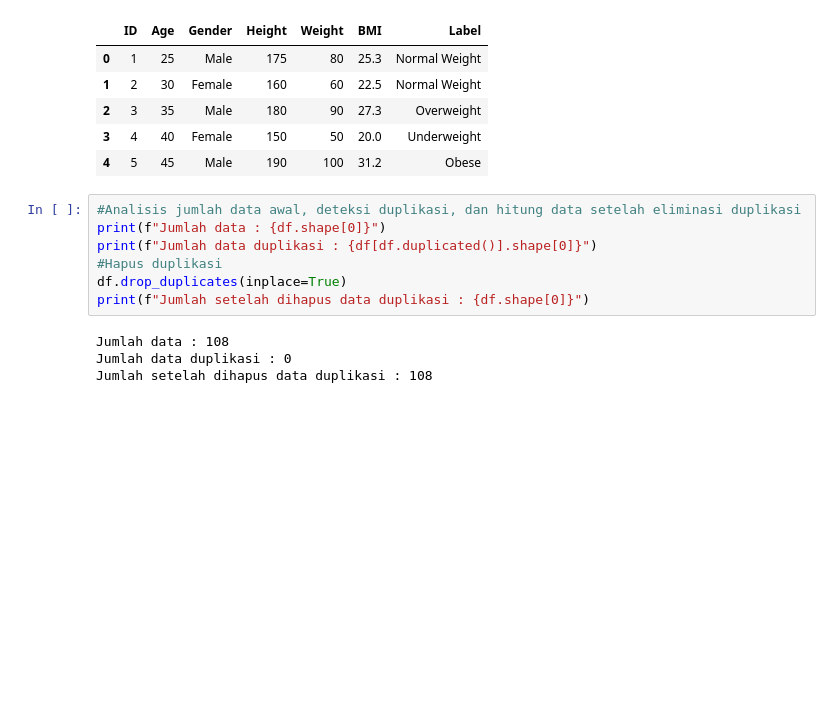
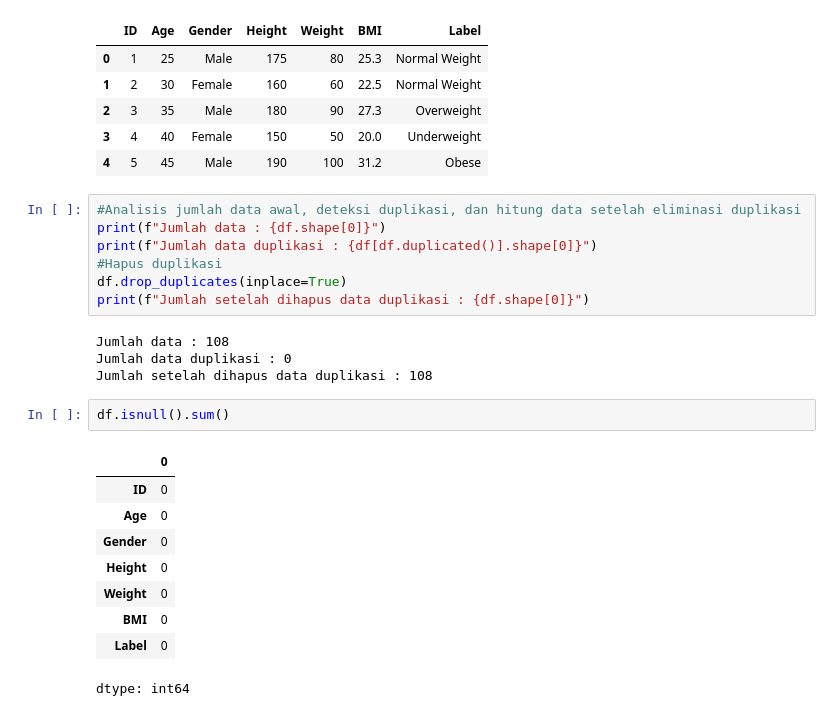
Before and after one commit to JohanPP24/UAS-AI, a Jupyter notebook: Klasifikasi_Obesitas.ipynb, the cells around one changed output. Cells and saved outputs as stored; diff of their text form; blank space fills up the shorter version.

```diff
--- a/Klasifikasi_Obesitas.ipynb
+++ b/Klasifikasi_Obesitas.ipynb
@@ -41,3 +41,15 @@ print(f"Jumlah setelah dihapus data duplikasi : {df.shape[0]}")
 Jumlah data : 108
 Jumlah data duplikasi : 0
 Jumlah setelah dihapus data duplikasi : 108
+# %%
+df.isnull().sum()
+# %% [output]
+|  | 0 |
+| ID | 0 |
+| Age | 0 |
+| Gender | 0 |
+| Height | 0 |
+| Weight | 0 |
+| BMI | 0 |
+| Label | 0 |
+dtype: int64
```
Also changed, not shown: parts of 1 cell of this notebook.
